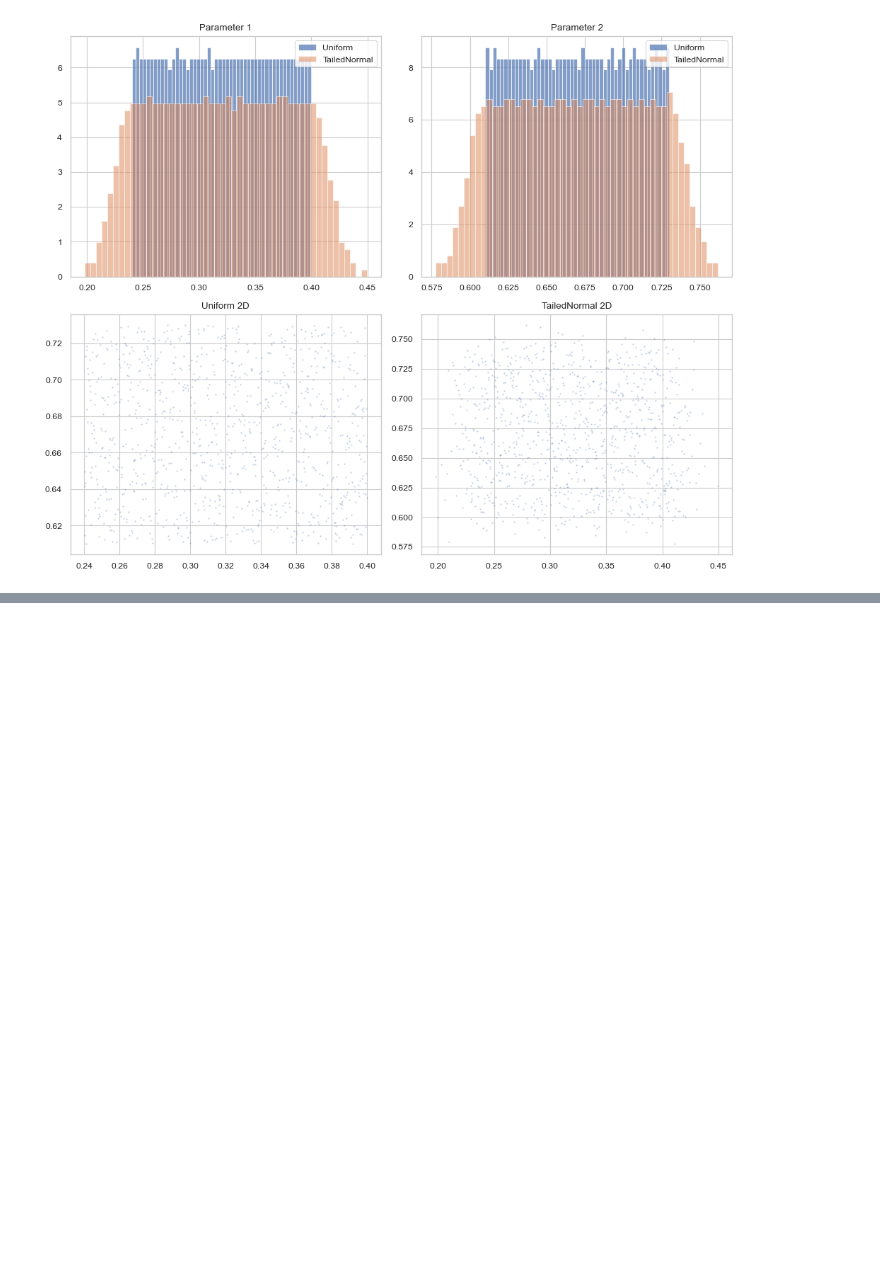
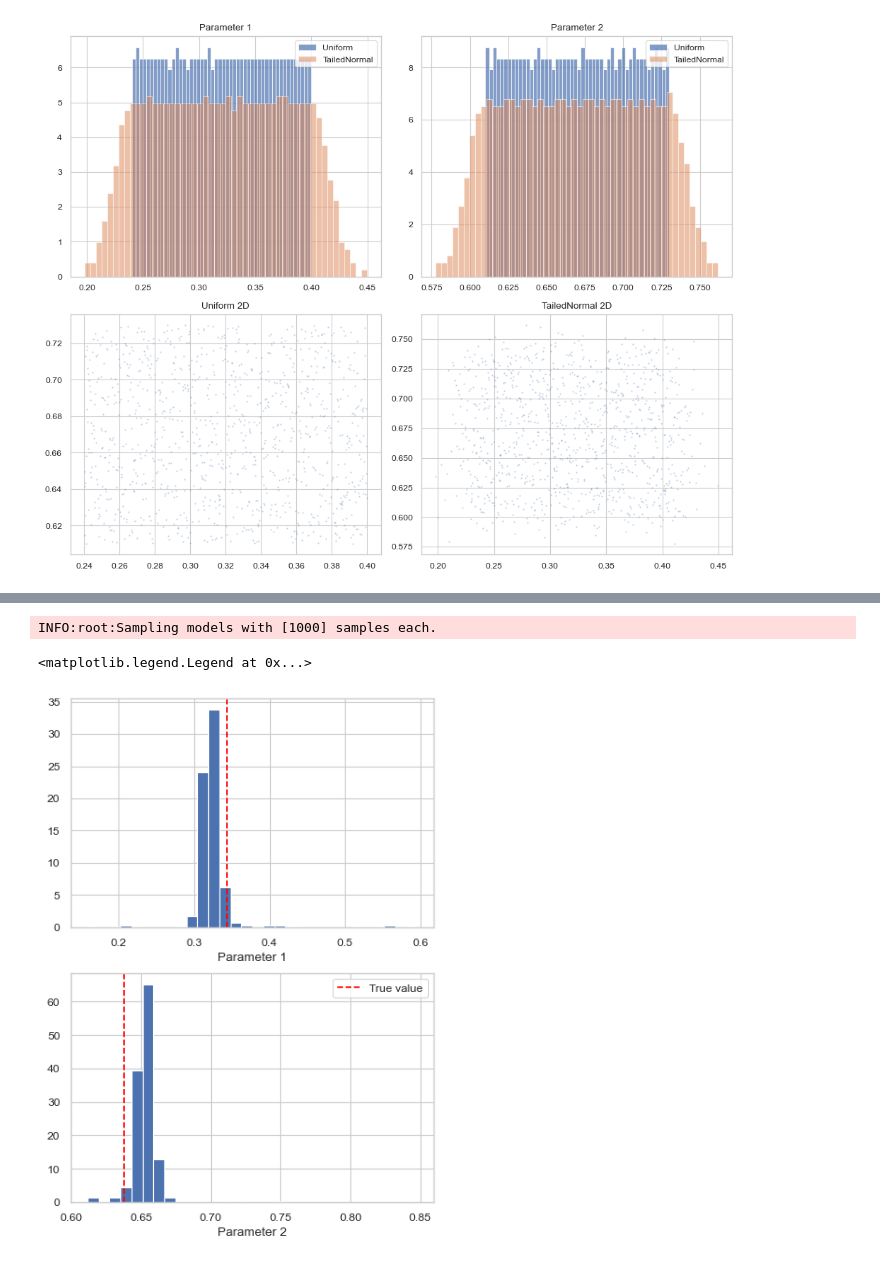
Before and after one commit to chaipattira/tailed-uniform-sbi, a Jupyter notebook: notebooks/sci-2-dim-optuna.ipynb, the cells around one changed output, grey strips where cells are left out. Cells and saved outputs as stored; diff of their text form; code cells hidden in the pictures; blank space fills up the shorter version.

```diff
--- a/notebooks/sci-2-dim-optuna.ipynb
+++ b/notebooks/sci-2-dim-optuna.ipynb
@@ -375,0 +297,20 @@ Saved plot: sci-2-dim-figures/histogram.png
+# %%
+ind = 0
+x0, y0 = x_uniform_test[ind], theta_uniform_test[ind]
+
+out = ensemble.sample((1000,), x0).cpu().numpy()
+f, axs = plt.subplots(2, 1, figsize=(5, 7))
+ax = axs[0]
+ax.hist(out[:, 0], bins=30, density=True)
+ax.axvline(y0[0].cpu(), color='red', linestyle='--', label='True value')
+ax.set_xlabel('Parameter 1')
+
+ax = axs[1]
+ax.hist(out[:, 1], bins=30, density=True)
+ax.axvline(y0[1].cpu(), color='red', linestyle='--', label='True value')
+ax.set_xlabel('Parameter 2')
+ax.legend()
+# %% [output]
+INFO:root:Sampling models with [1000] samples each.
+<matplotlib.legend.Legend at 0x...>
+[figure, added]
```
Also changed, not shown: parts of 18 cells of this notebook, 2 other files.
